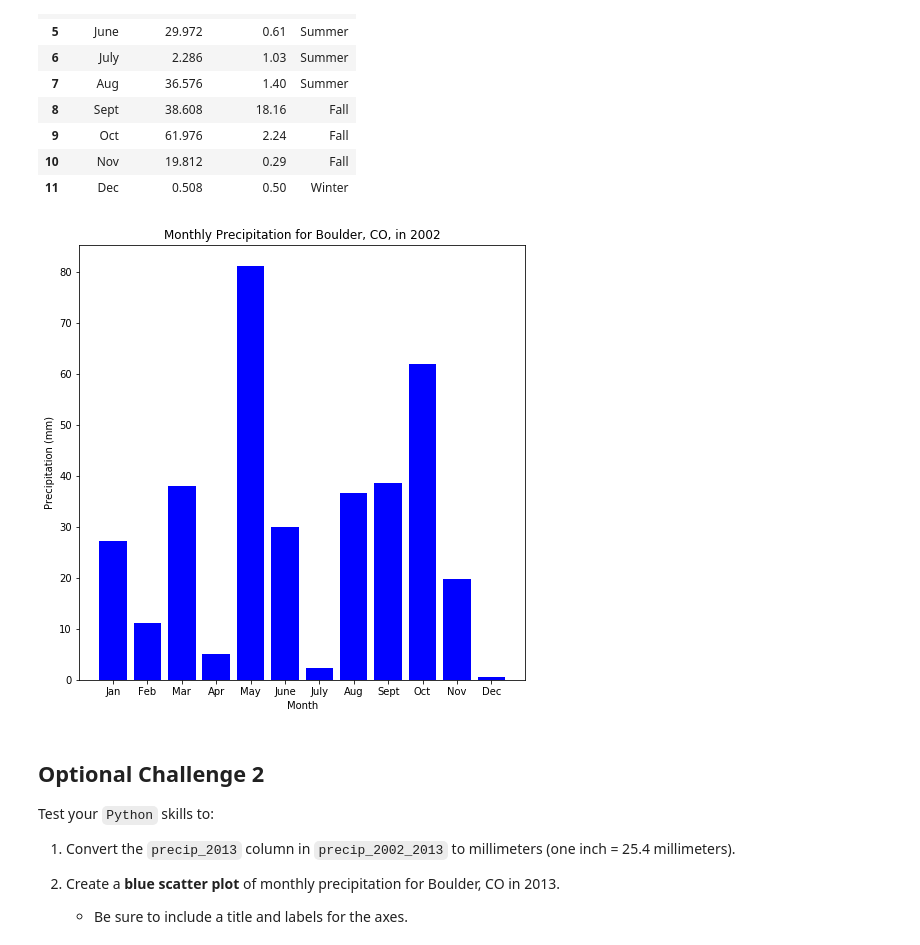
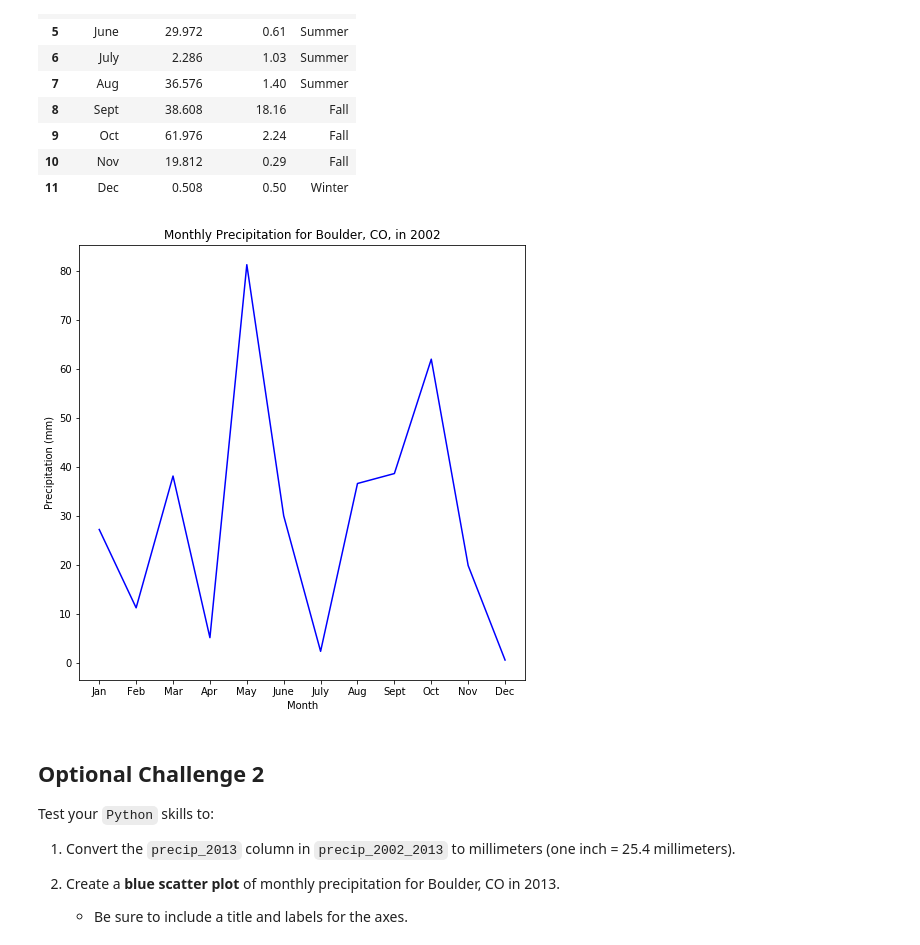
Before and after one commit to jammy-bot/ea-bootcamp-day-5, a Jupyter notebook: manipulate-plot-pandas-dataframes.ipynb, the cells around one changed output. Saved outputs shown, nothing was run; the diff lists cells and outputs as text; code cells hidden in the pictures.

Commit message:
updated optional challenge plots from bar to line and scatter

```diff
--- a/manipulate-plot-pandas-dataframes.ipynb
+++ b/manipulate-plot-pandas-dataframes.ipynb
@@ -266,23 +266,23 @@ precip_2002_2013
 # %%
 # Create a blue line plot of monthly precipitation for Boulder, CO in 2002.
 # Be sure to include a title and labels for the axes.
 
 # set plot size for all plots that follow
 plt.rcParams["figure.figsize"] = (8, 8)
 
 # create the plot space upon which to plot the data
 fig, ax = plt.subplots()
 
 # add the x-axis and the y-axis to the plot
-ax.bar(precip_2002_2013.months, precip_2002_2013.precip_2002, color="blue")
+ax.plot(precip_2002_2013.months, precip_2002_2013.precip_2002, color="blue")
 
 # set plot title
 ax.set(title="Monthly Precipitation for Boulder, CO, in 2002")
 
 # add labels to the axes
 ax.set(xlabel="Month", ylabel="Precipitation (mm)");
 # %% [output]
-[figure, old version]
+[figure, new version]
 # %% [markdown]
 ## Optional Challenge 2
 
```
Also changed, not shown: parts of 1 cell of this notebook.
